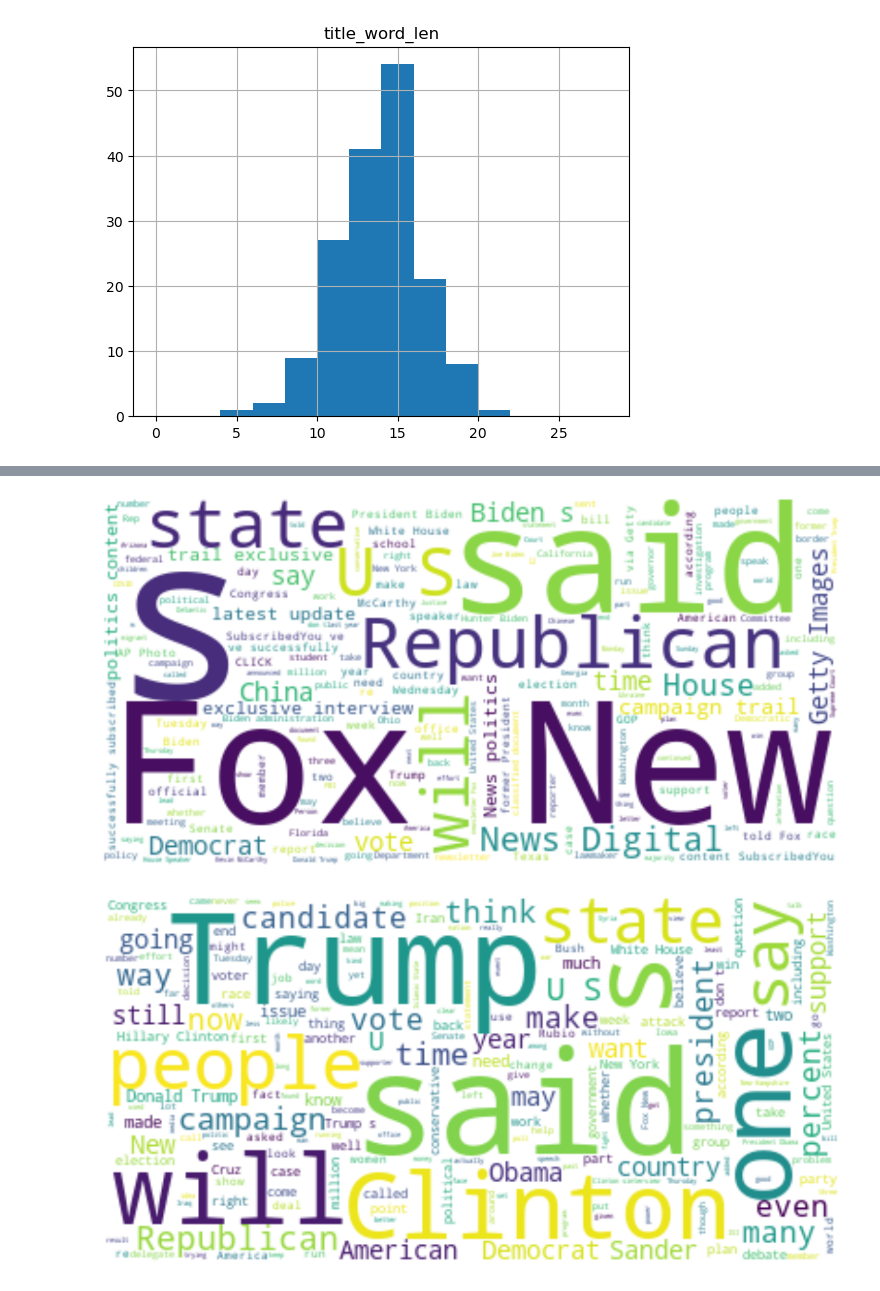
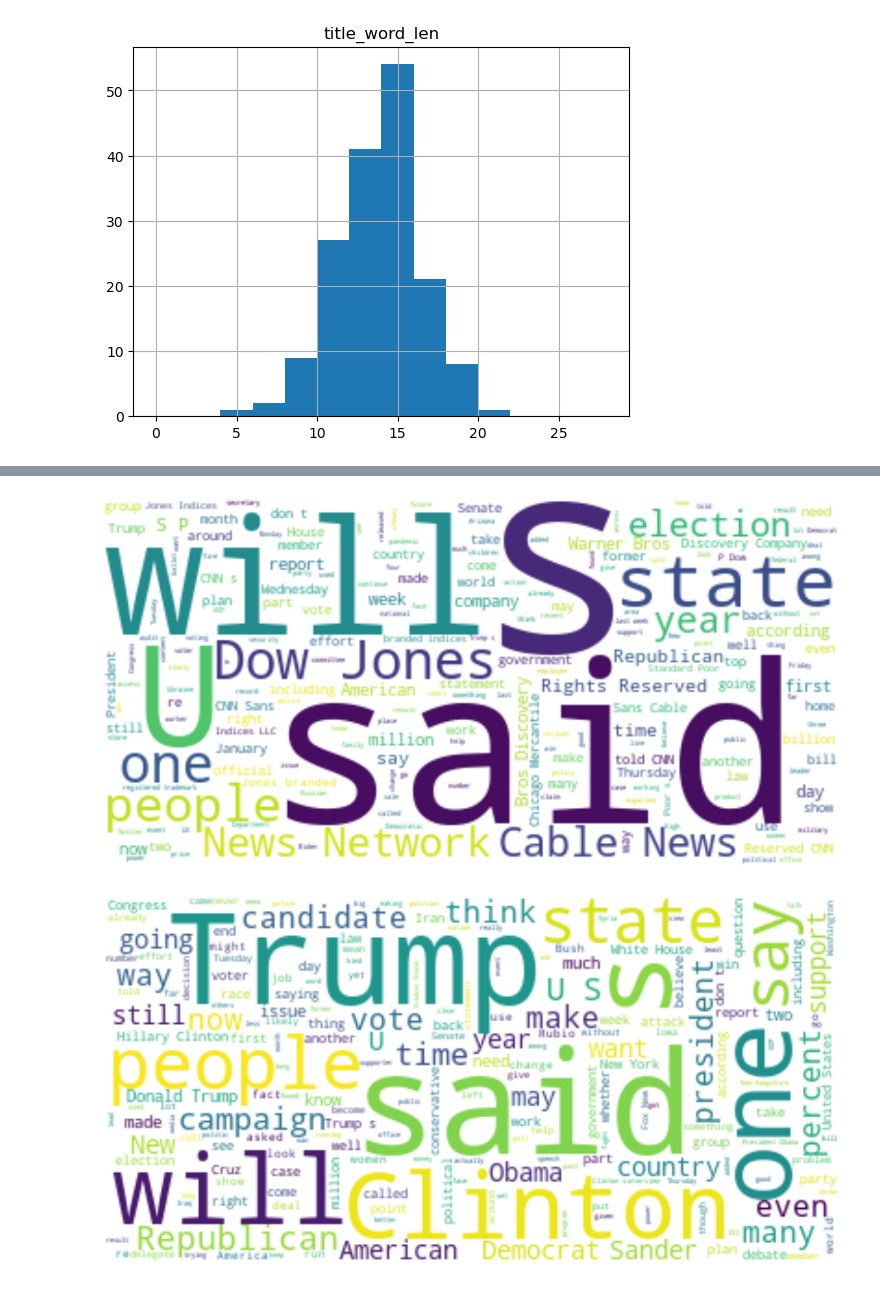
Before and after one commit to claudiosv/fake-news-detection, a Jupyter notebook: EDA.ipynb, the cells around one changed output, grey strips where cells are left out. Drawn from its saved outputs; the diff is of its cells as text; code cells hidden in the pictures.

```diff
--- a/EDA.ipynb
+++ b/EDA.ipynb
@@ -83,0 +92,2 @@ import matplotlib.pyplot as plt
+# %%
+df = pd.read_csv("164_labeled_cnn.csv")
@@ -84,13 +110,13 @@ import matplotlib.pyplot as plt
 # %%
-text = " ".join(i for i in df.text)
+text = " ".join(i for i in df.body)
 stopwords = set(STOPWORDS)
 wordcloud = WordCloud(stopwords=stopwords, background_color="white").generate(text)
 plt.figure( figsize=(15,10))
 plt.imshow(wordcloud, interpolation='bilinear')
 plt.axis("off")
 plt.show()
 # %% [output]
-[figure, old version]
+[figure, new version]
 # %%
 text = " ".join(i for i in df[df.label=='REAL'].text)
 stopwords = set(STOPWORDS)
```
Also changed, not shown: parts of 10 cells of this notebook, 8 other files.
